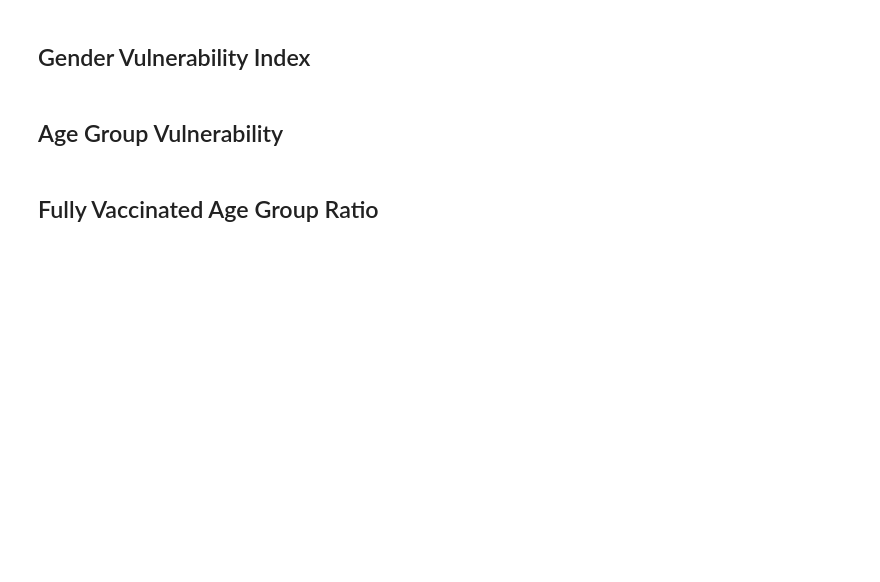
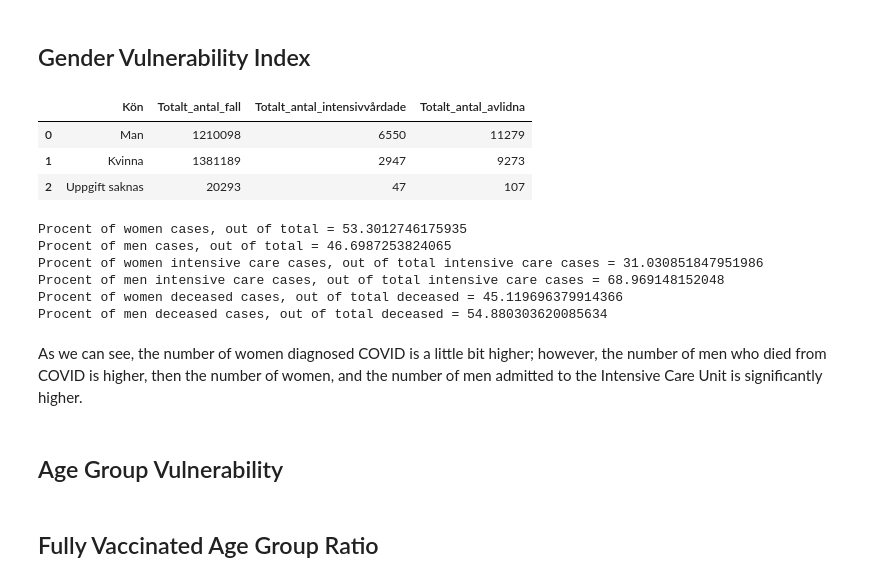
Before and after one commit to MaryKavalion/Data_Processing-Mary-Kavalionak, a Jupyter notebook: Lab-Covid19/Part 3. Exploratory data analysis.ipynb, the cells around one changed output. Cells and saved outputs as stored; diff of their text form; code cells hidden in the pictures; blank space fills up the shorter version.

```diff
--- a/Lab-Covid19/Part 3. Exploratory data analysis.ipynb
+++ b/Lab-Covid19/Part 3. Exploratory data analysis.ipynb
@@ -84,3 +84,11 @@ death_to_icu_fig.show()
 death_to_icu_fig.write_html("./Visualizations/Insights/Death to ICU ratio")
 # %% [markdown]
 ## Gender Vulnerability Index
+# %%
+genders = pd.read_excel("./Data/Covid19.xlsx", sheet_name="Totalt antal per kön")
+genders.head()
+# %% [output]
+|  | Kön | Totalt_antal_fall | Totalt_antal_intensivvårdade | Totalt_antal_avlidna |
+| 0 | Man | 1210098 | 6550 | 11279 |
+| 1 | Kvinna | 1381189 | 2947 | 9273 |
+| 2 | Uppgift saknas | 20293 | 47 | 107 |
@@ -86,0 +100,18 @@ death_to_icu_fig.write_html("./Visualizations/Insights/Death to ICU ratio")
+# %%
+print(f"Procent of women cases, out of total = {women.procent_cases(men, 'Totalt_antal_fall')}")
+print(f"Procent of men cases, out of total = {men.procent_cases(women, 'Totalt_antal_fall')}")
+
+print(f"Procent of women intensive care cases, out of total intensive care cases = {women.procent_cases(men, 'Totalt_antal_intensivvårdade')}")
+print(f"Procent of men intensive care cases, out of total intensive care cases = {men.procent_cases(women, 'Totalt_antal_intensivvårdade')}")
+
+print(f"Procent of women deceased cases, out of total deceased = {women.procent_cases(men, 'Totalt_antal_avlidna')}")
+print(f"Procent of men deceased cases, out of total deceased = {men.procent_cases(women, 'Totalt_antal_avlidna')}")
+# %% [output]
+Procent of women cases, out of total = 53.3012746175935
+Procent of men cases, out of total = 46.6987253824065
+Procent of women intensive care cases, out of total intensive care cases = 31.030851847951986
+Procent of men intensive care cases, out of total intensive care cases = 68.969148152048
+Procent of women deceased cases, out of total deceased = 45.119696379914366
+Procent of men deceased cases, out of total deceased = 54.880303620085634
+# %% [markdown]
+As we can see, the number of women diagnosed COVID is a little bit higher; however, the number of men who died from COVID is higher, then the number of women, and the number of men admitted to the Intensive Care Unit is significantly higher.
```
Also changed, not shown: parts of 5 cells of this notebook, 3 other files.
